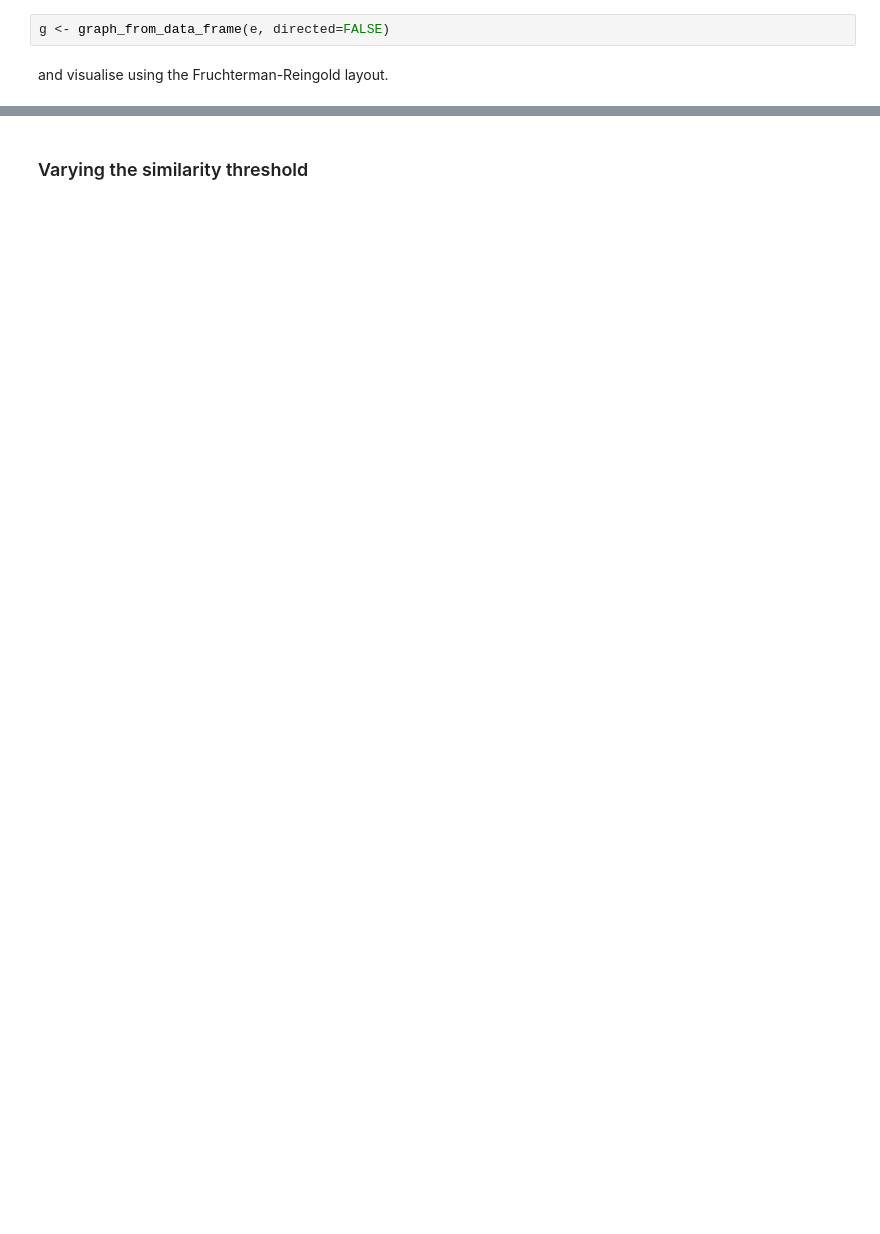
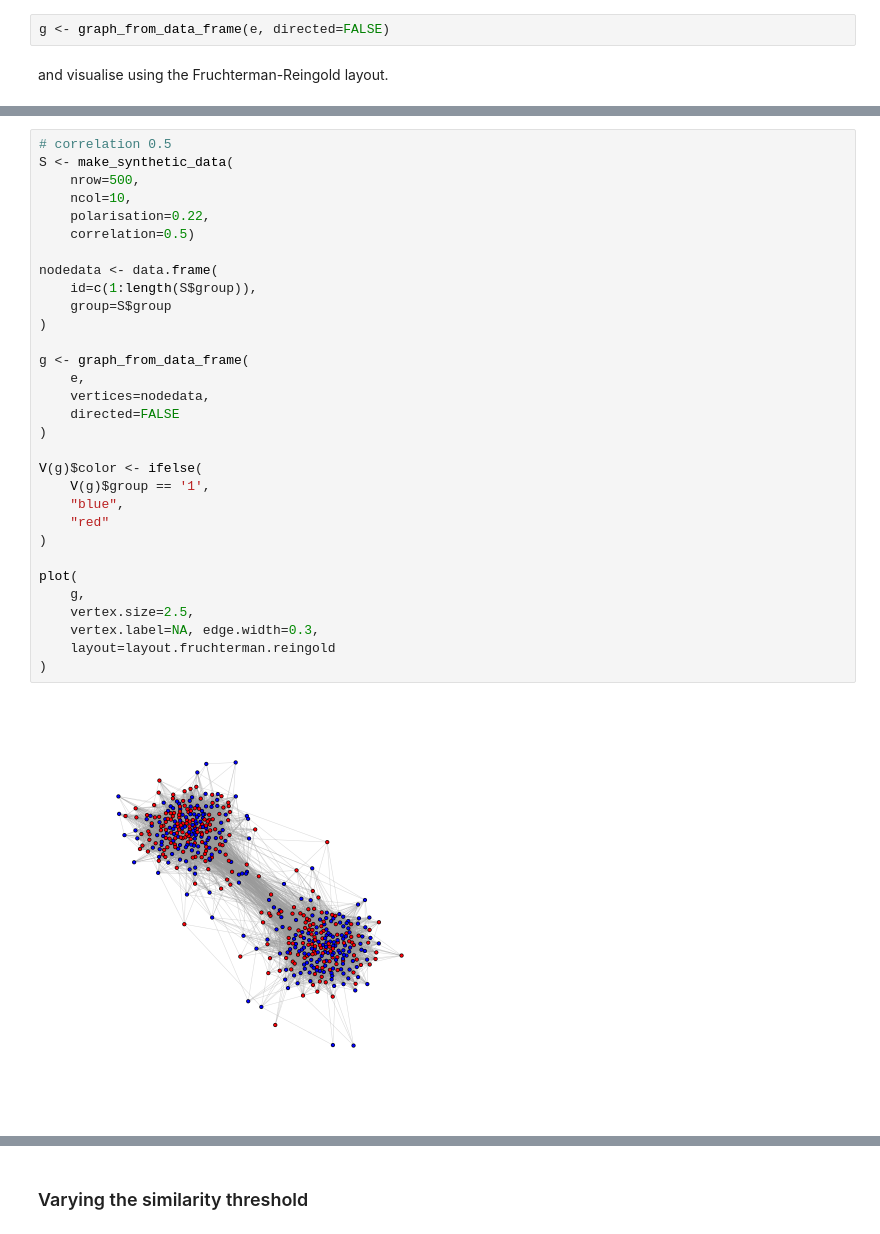
Before and after one commit to surveygraph/surveygraph-tutorials, a Jupyter notebook: graphs-from-surveys.ipynb, the cells around one changed output, grey strips where cells are left out. Drawn from its saved outputs; the diff is of its cells as text; blank space fills up the shorter version.

```diff
--- a/graphs-from-surveys.ipynb
+++ b/graphs-from-surveys.ipynb
@@ -251,0 +320,33 @@ plot(g, vertex.size=2.5, vertex.label=NA, edge.width=0.3, layout=layout.fruchter
+# %%
+# correlation 0.5
+S <- make_synthetic_data(
+    nrow=500,
+    ncol=10,
+    polarisation=0.22,
+    correlation=0.5)
+
+nodedata <- data.frame(
+    id=c(1:length(S$group)),
+    group=S$group
+)
+
+g <- graph_from_data_frame(
+    e,
+    vertices=nodedata,
+    directed=FALSE
+)
+
+V(g)$color <- ifelse(
+    V(g)$group == '1',
+    "blue",
+    "red"
+)
+
+plot(
+    g,
+    vertex.size=2.5,
+    vertex.label=NA, edge.width=0.3,
+    layout=layout.fruchterman.reingold
+)
+# %% [output]
+[figure, added]
```
Also changed, not shown: parts of 46 cells of this notebook, 1 other file.
